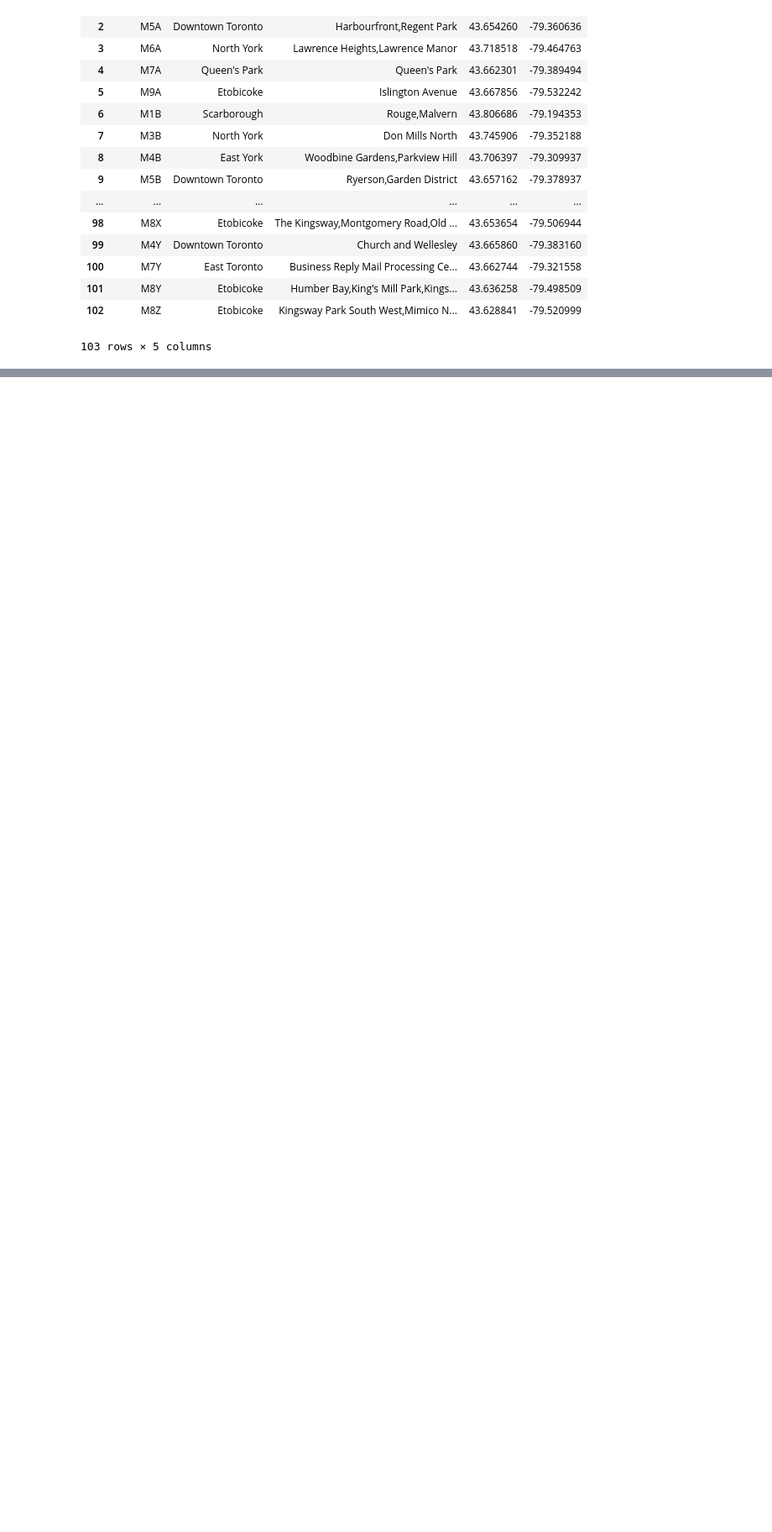
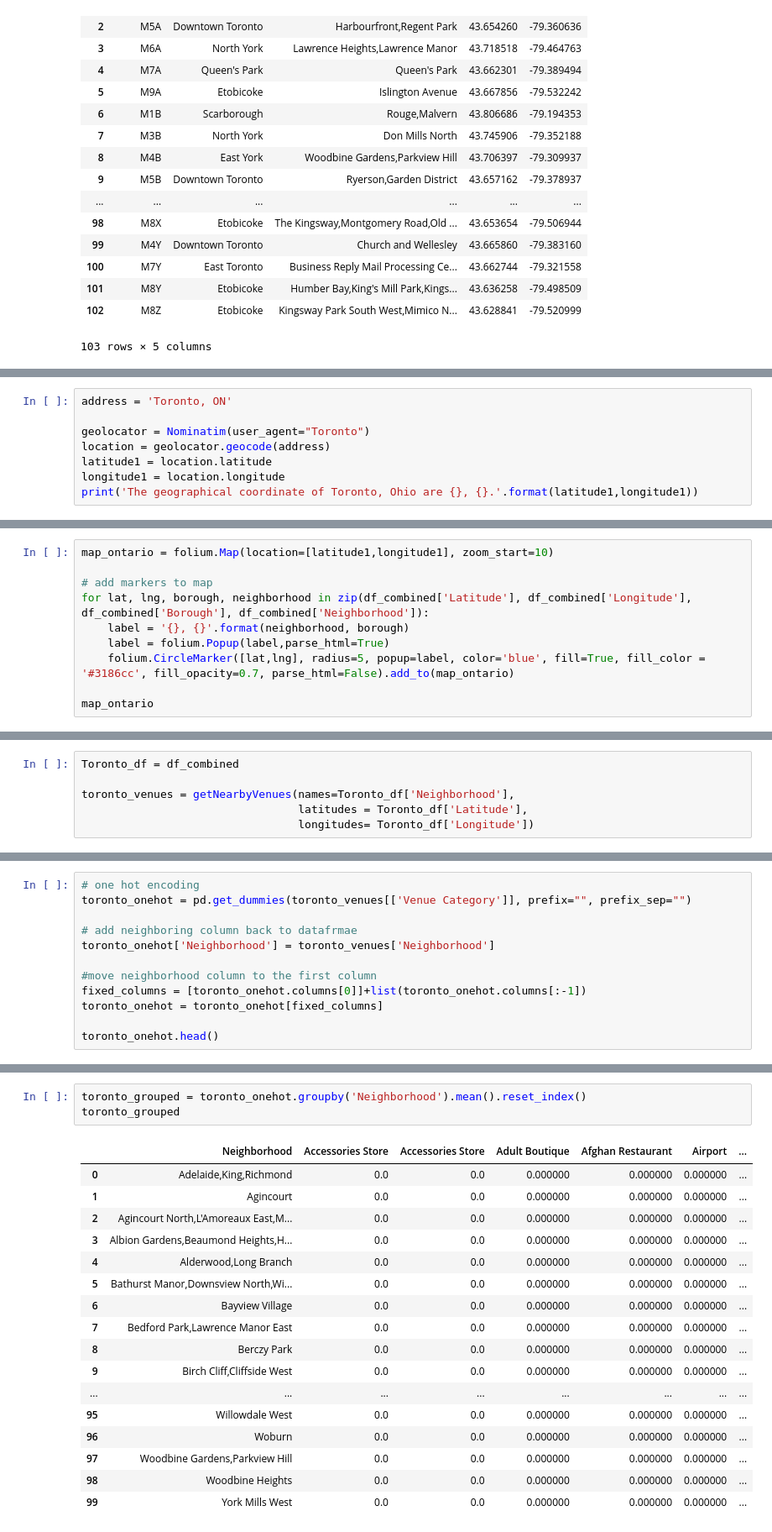
Before and after one commit to drstraton/Coursera_Capstone, a Jupyter notebook: Toronto Neighborhoods.ipynb, the cells around one changed output, grey strips where cells are left out. Shown at 84% size. Cells and saved outputs as stored; diff of their text form; blank space fills up the shorter version.

```diff
--- a/Toronto Neighborhoods.ipynb
+++ b/Toronto Neighborhoods.ipynb
@@ -189,0 +266,8 @@ df_combined
+# %%
+address = 'Toronto, ON'
+
+geolocator = Nominatim(user_agent="Toronto")
+location = geolocator.geocode(address)
+latitude1 = location.latitude
+longitude1 = location.longitude
+print('The geographical coordinate of Toronto, Ohio are {}, {}.'.format(latitude1,longitude1))
@@ -189,0 +276,10 @@ df_combined
+# %%
+map_ontario = folium.Map(location=[latitude1,longitude1], zoom_start=10)
+
+# add markers to map
+for lat, lng, borough, neighborhood in zip(df_combined['Latitude'], df_combined['Longitude'], df_combined['Borough'], df_combined['Neighborhood']):
+    label = '{}, {}'.format(neighborhood, borough)
+    label = folium.Popup(label,parse_html=True)
+    folium.CircleMarker([lat,lng], radius=5, popup=label, color='blue', fill=True, fill_color = '#3186cc', fill_opacity=0.7, parse_html=False).add_to(map_ontario)
+
+map_ontario
@@ -189,0 +340,6 @@ df_combined
+# %%
+Toronto_df = df_combined
+
+toronto_venues = getNearbyVenues(names=Toronto_df['Neighborhood'],
+                                 latitudes = Toronto_df['Latitude'],
+                                 longitudes= Toronto_df['Longitude'])
@@ -189,0 +405,12 @@ df_combined
+# %%
+# one hot encoding
+toronto_onehot = pd.get_dummies(toronto_venues[['Venue Category']], prefix="", prefix_sep="")
+
+# add neighboring column back to datafrmae
+toronto_onehot['Neighborhood'] = toronto_venues['Neighborhood']
+
+#move neighborhood column to the first column
+fixed_columns = [toronto_onehot.columns[0]]+list(toronto_onehot.columns[:-1])
+toronto_onehot = toronto_onehot[fixed_columns]
+
+toronto_onehot.head()
@@ -189,0 +425,21 @@ df_combined
+# %%
+toronto_grouped = toronto_onehot.groupby('Neighborhood').mean().reset_index()
+toronto_grouped
+# %% [output]
+|  | Neighborhood | Accessories Store | Accessories Store | Adult Boutique | Afghan Restaurant | Airport | ... |
+| 0 | Adelaide,King,Richmond | 0.0 | 0.0 | 0.000000 | 0.000000 | 0.000000 | ... |
+| 1 | Agincourt | 0.0 | 0.0 | 0.000000 | 0.000000 | 0.000000 | ... |
+| 2 | Agincourt North,L'Amoreaux East,M... | 0.0 | 0.0 | 0.000000 | 0.000000 | 0.000000 | ... |
+| 3 | Albion Gardens,Beaumond Heights,H... | 0.0 | 0.0 | 0.000000 | 0.000000 | 0.000000 | ... |
+| 4 | Alderwood,Long Branch | 0.0 | 0.0 | 0.000000 | 0.000000 | 0.000000 | ... |
+| 5 | Bathurst Manor,Downsview North,Wi... | 0.0 | 0.0 | 0.000000 | 0.000000 | 0.000000 | ... |
+| 6 | Bayview Village | 0.0 | 0.0 | 0.000000 | 0.000000 | 0.000000 | ... |
+| 7 | Bedford Park,Lawrence Manor East | 0.0 | 0.0 | 0.000000 | 0.000000 | 0.000000 | ... |
+| 8 | Berczy Park | 0.0 | 0.0 | 0.000000 | 0.000000 | 0.000000 | ... |
+| 9 | Birch Cliff,Cliffside West | 0.0 | 0.0 | 0.000000 | 0.000000 | 0.000000 | ... |
+| ... | ... | ... | ... | ... | ... | ... | ... |
+| 95 | Willowdale West | 0.0 | 0.0 | 0.000000 | 0.000000 | 0.000000 | ... |
+| 96 | Woburn | 0.0 | 0.0 | 0.000000 | 0.000000 | 0.000000 | ... |
+| 97 | Woodbine Gardens,Parkview Hill | 0.0 | 0.0 | 0.000000 | 0.000000 | 0.000000 | ... |
+| 98 | Woodbine Heights | 0.0 | 0.0 | 0.000000 | 0.000000 | 0.000000 | ... |
+| 99 | York Mills West | 0.0 | 0.0 | 0.000000 | 0.000000 | 0.000000 | ... |
```
Also changed, not shown: parts of 43 cells of this notebook.
